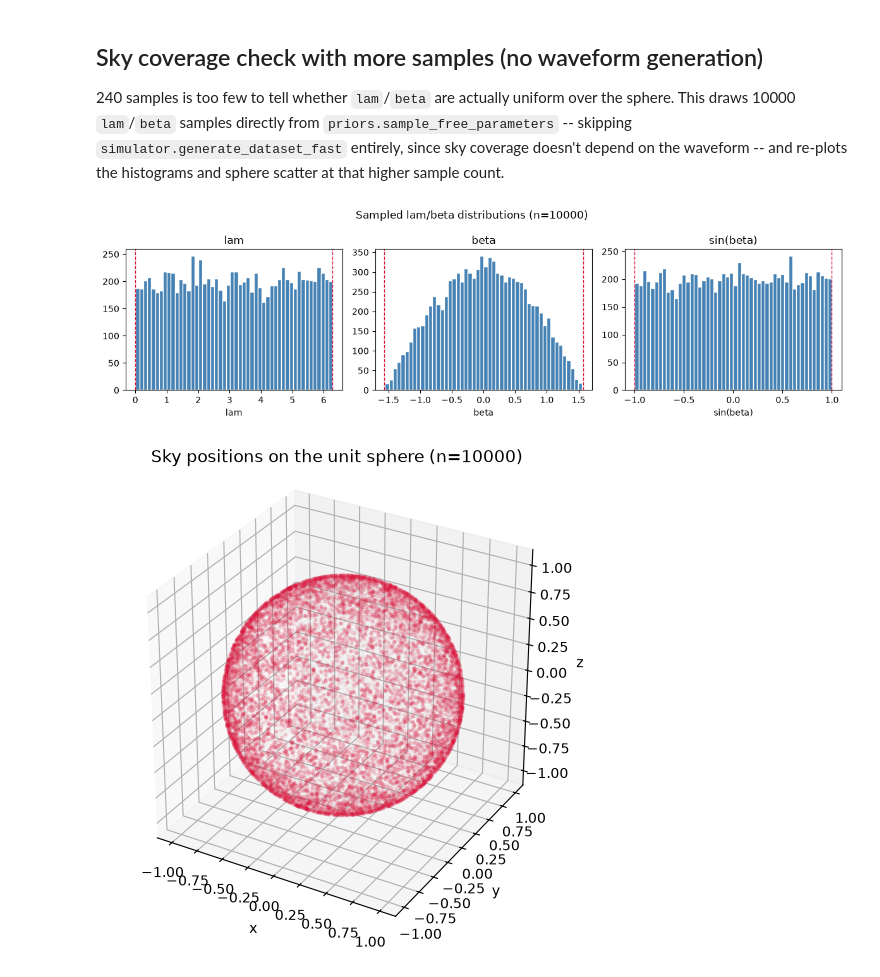
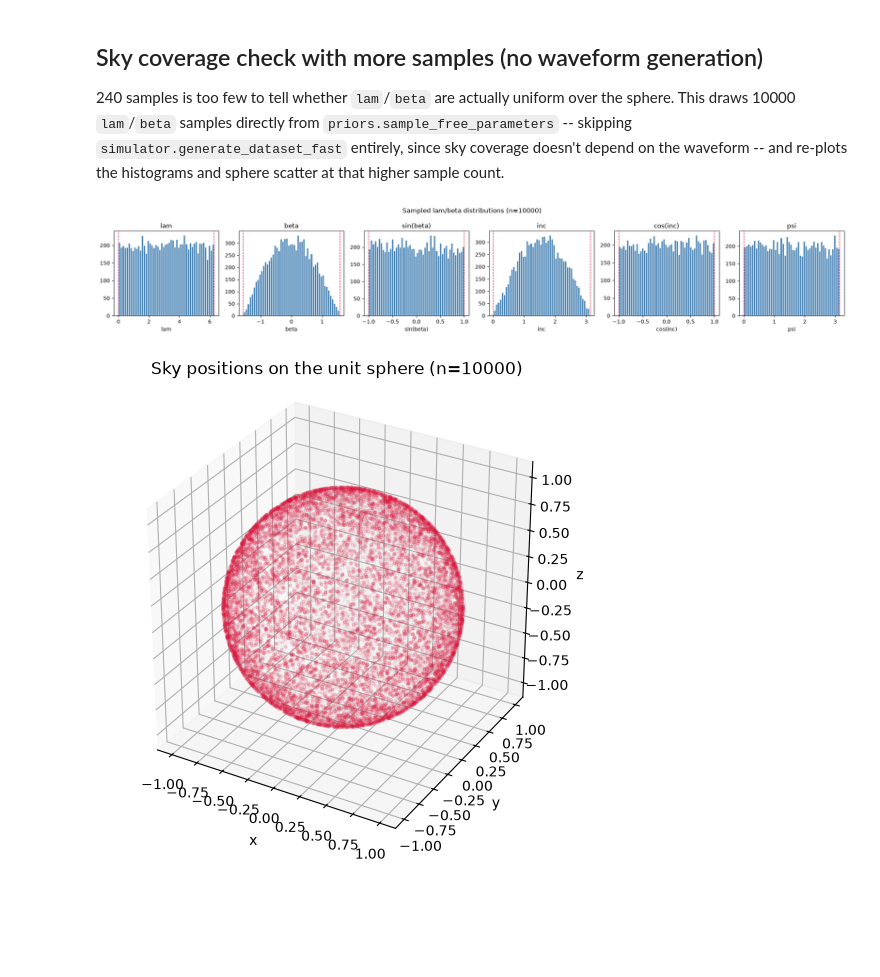
Before and after one commit to manishprasad0/LISA_Modulation, a Jupyter notebook: sanity_check.ipynb, the cells around one changed output. Saved outputs shown, nothing was run; the diff lists cells and outputs as text; code cells hidden in the pictures; blank space fills up the shorter version.

```diff
--- a/sanity_check.ipynb
+++ b/sanity_check.ipynb
@@ -140,32 +140,36 @@ the histograms and sphere scatter at that higher sample count.
 # %%
 PHYSICAL_BOUNDS = {
     "lam": (0.0, 2 * np.pi),
     "beta": (-np.pi / 2, np.pi / 2),
     "inc": (0.0, np.pi),
     "psi": (0.0, np.pi),
     "sin(beta)": (-1.0, 1.0),
+    "cos(inc)": (-1.0, 1.0),
 }
 
 N_SKY_CHECK = 10000
 sky_check = priors.sample_free_parameters(N_SKY_CHECK)
 lam_check = sky_check["lam"]
 beta_check = sky_check["beta"]
 sin_beta_check = np.sin(beta_check)
+inc_check = sky_check["inc"]
+cos_inc_check = np.cos(inc_check)
+psi_check = sky_check["psi"]
 
-fig, axes = plt.subplots(1, 3, figsize=(12, 3.5))
-for ax, name, values in zip(axes, ["lam", "beta", "sin(beta)"], [lam_check, beta_check, sin_beta_check]):
+fig, axes = plt.subplots(1, 6, figsize=(20, 3.5))
+for ax, name, values in zip(axes, ["lam", "beta", "sin(beta)", "inc", "cos(inc)", "psi"], [lam_check, beta_check, sin_beta_check, inc_check, cos_inc_check, psi_check]):
     ax.hist(values, bins=50, color="steelblue", edgecolor="white")
     low, high = PHYSICAL_BOUNDS[name]
     ax.axvline(low, color="crimson", linestyle="--", linewidth=1)
     ax.axvline(high, color="crimson", linestyle="--", linewidth=1)
     ax.set_title(name)
     ax.set_xlabel(name)
 
 fig.suptitle(f"Sampled lam/beta distributions (n={N_SKY_CHECK})")
 fig.tight_layout()
 plt.show()
 # %% [output]
-[figure, old version]
+[figure, new version]
 # %%
 x_check = np.cos(beta_check) * np.cos(lam_check)
 y_check = np.cos(beta_check) * np.sin(lam_check)
```
Also changed, not shown: 10 other files.
